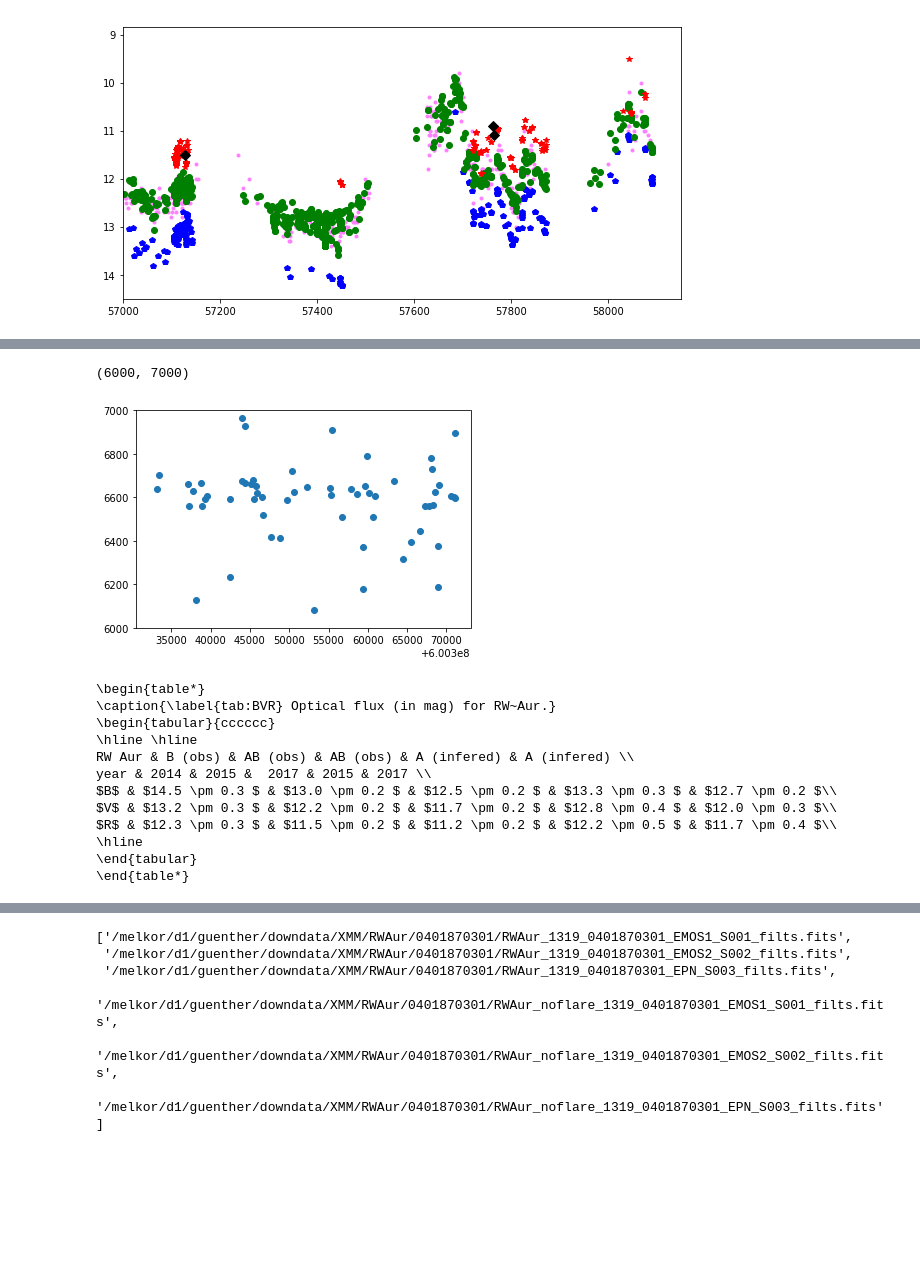
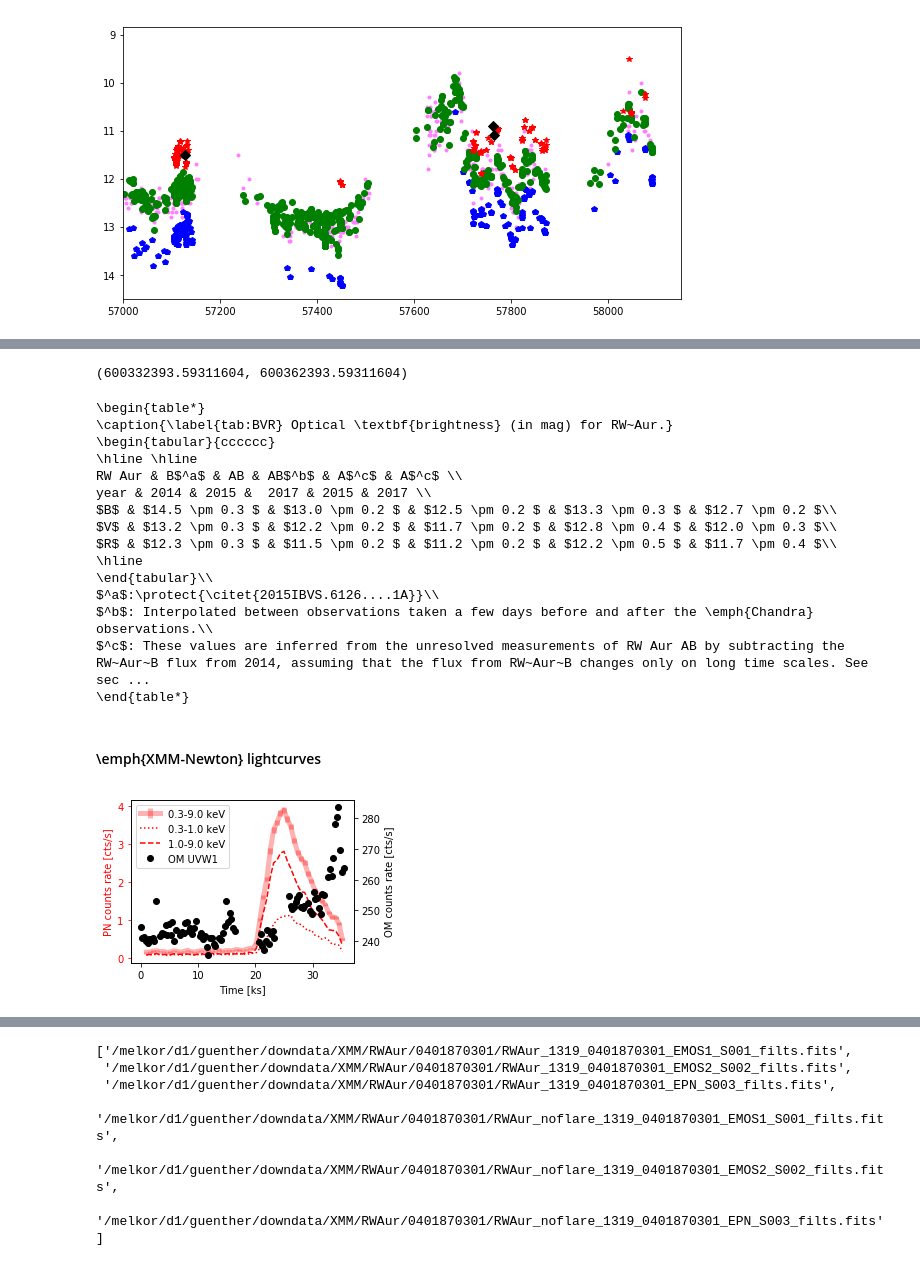
Before and after one commit to hamogu/RWAur, a Jupyter notebook: article.ipynb, the cells around one changed output, grey strips where cells are left out. Saved outputs shown, nothing was run; the diff lists cells and outputs as text; code cells hidden in the pictures; blank space fills up the shorter version.

```diff
--- a/article.ipynb
+++ b/article.ipynb
@@ -621,9 +691,7 @@ srca = Table.read(os.path.join(datadir, '17764_srca.fits'), hdu=1)
-# %%
-plt.scatter(srca['time'], srca['energy'])
-plt.ylim(6000, 7000)
-# %% [output]
-(6000, 7000)
-[figure, removed]
+# %%
+srca['time'][0], srca['time'][0]+30000
+# %% [output]
+(600332393.59311604, 600362393.59311604)
 # %%
 # output->LaTeX
 
@@ -634,6 +702,7 @@ def sigma_mA(mAB, mB, sig_AB, sig_B):
     nominator = sig_AB**2*10.**(-0.8*mAB) + sig_B**2 * 10.**(-0.8*mB)
     demoninator = 10.**(-mAB/2.5) - 10.**(-mB/2.5)
     return np.sqrt(nominator) / demoninator
+
 
 tab = Table()
 tab['band'] = ['B', 'V', 'R']
@@ -659,10 +728,10 @@ for col in tab.columns:
 # just three columns that's what most people do.
 
 print(r'\begin{table*}')
-print(r'\caption{\label{tab:BVR} Optical flux (in mag) for RW~Aur.}')
+print(r'\caption{\label{tab:BVR} Optical \textbf{brightness} (in mag) for RW~Aur.}')
 print(r'\begin{tabular}{cccccc}')
 print(r'\hline \hline')
-print(r'RW Aur & B (obs) & AB (obs) & AB (obs) & A (infered) & A (infered) \\')
+print(r'RW Aur & B$^a$ & AB & AB$^b$ & A$^c$ & A$^c$ \\')
 print(r'year & 2014 & 2015 &  2017 & 2015 & 2017 \\')
 for i, b in enumerate('BVR'):
     print(r'${}$ & ${:3.1f} \pm {:3.1f} $ & ${:3.1f} \pm {:3.1f} $ & ${:3.1f} \pm {:3.1f} $ & ${:3.1f} \pm {:3.1f} $ & ${:3.1f} \pm {:3.1f} $\\'.format(tab['band'][i],
@@ -671,18 +740,63 @@ tab['$\sigma_B$'][i], tab['$m_{AB}$ 2015'][i], tab['$\sigma_{AB}$'][i], tab['$m_
 tab['$m_{A}$ 2015'][i], tab['$\sigma_A$ 2015'][i], tab['$m_{A}$ 2017'][i], tab['$\sigma_A$ 2017'][i]))
 
 print(r'\hline')
-print(r'\end{tabular}')
+print(r'\end{tabular}\\')
+print(r'$^a$:\protect{\citet{2015IBVS.6126....1A}}\\')
+print(r'$^b$: Interpolated between observations taken a few days before and after the \emph{Chandra} observations.\\')
+print(r'$^c$: These values are inferred from the unresolved measurements of RW Aur AB by subtracting the RW~Aur~B flux from 2014, assuming that the flux from RW~Aur~B changes only on long time scales. See section~\ref{sect:opticallightcurves} for details.\\')
 print(r'\end{table*}')
 # %% [output]
 \begin{table*}
-\caption{\label{tab:BVR} Optical flux (in mag) for RW~Aur.}
+\caption{\label{tab:BVR} Optical \textbf{brightness} (in mag) for RW~Aur.}
 \begin{tabular}{cccccc}
 \hline \hline
-RW Aur & B (obs) & AB (obs) & AB (obs) & A (infered) & A (infered) \\
+RW Aur & B$^a$ & AB & AB$^b$ & A$^c$ & A$^c$ \\
 year & 2014 & 2015 &  2017 & 2015 & 2017 \\
 $B$ & $14.5 \pm 0.3 $ & $13.0 \pm 0.2 $ & $12.5 \pm 0.2 $ & $13.3 \pm 0.3 $ & $12.7 \pm 0.2 $\\
 $V$ & $13.2 \pm 0.3 $ & $12.2 \pm 0.2 $ & $11.7 \pm 0.2 $ & $12.8 \pm 0.4 $ & $12.0 \pm 0.3 $\\
 $R$ & $12.3 \pm 0.3 $ & $11.5 \pm 0.2 $ & $11.2 \pm 0.2 $ & $12.2 \pm 0.5 $ & $11.7 \pm 0.4 $\\
 \hline
-\end{tabular}
+\end{tabular}\\
+$^a$:\protect{\citet{2015IBVS.6126....1A}}\\
+$^b$: Interpolated between observations taken a few days before and after the \emph{Chandra} observations.\\
+$^c$: These values are inferred from the unresolved measurements of RW Aur AB by subtracting the RW~Aur~B flux from 2014, assuming that the flux from RW~Aur~B changes only on long time scales. See sec ...
 \end{table*}
+# %% [markdown]
+#### \emph{XMM-Newton} lightcurves
+# %%
+OMlcs = glob(os.path.join(datadirXMM, '*', '*OM*TIMESR*.FIT'))
+omlc = table.vstack([Table.read(f)[:-1] for f in OMlcs], metadata_conflicts='silent')
+omlc.sort('TIME')
+
+pn0390 = Table.read(os.path.join(datadirXMM, '0401870301', 'PN_0390_lc.fits'), hdu=1)
+pn0310 = Table.read(os.path.join(datadirXMM, '0401870301', 'PN_0310_lc.fits'), hdu=1)
+pn1090 = Table.read(os.path.join(datadirXMM, '0401870301', 'PN_1090_lc.fits'), hdu=1)
+
+for tab in [omlc, pn0390, pn0310, pn1090]:
+    tab['t'] = (tab['TIME'] - omlc['TIME'][0]) / 1e3
+# %%
+fig = plt.figure(figsize=(4,3))
+axpn = fig.add_subplot(111)
+axom = axpn.twinx()
+lom = axom.plot(omlc['t'], omlc['RATE'], 'ko', label='OM ' + omlc.meta['FILTER'])
+lpn = axpn.errorbar(pn0390['t'], pn0390['RATE'], pn0390['ERROR'],
+                    label='0.3-9.0 keV', color='r', lw=5, alpha=0.3)
+lpn1 = axpn.plot(pn0310['t'], pn0310['RATE'], color='r', ls=':', label='0.3-1.0 keV')
+lpn2 = axpn.plot(pn1090['t'], pn1090['RATE'], color='r', ls='--', label='1.0-9.0 keV')
+
+objs = [lpn, lpn1[0], lpn2[0], lom[0]]
+
+axpn.legend(objs, [l.get_label() for l in objs])
+axpn.set_xlabel('Time [ks]')
+axpn.set_ylabel('PN counts rate [cts/s]')
+axom.set_ylabel('OM counts rate [cts/s]')
+
+axpn.yaxis.label.set_color(lpn[0].get_color())
+axom.yaxis.label.set_color(lom[0].get_color())
+
+axpn.tick_params(axis='y', colors=lpn[0].get_color())
+axom.tick_params(axis='y', colors=lom[0].get_color())
+
+fig.savefig(os.path.join(figout, 'xmmlc.pdf'), bbox_inches='tight')
+# %% [output]
+[figure, added]
```
Also changed, not shown: parts of 96 cells of this notebook, 16 other files.
